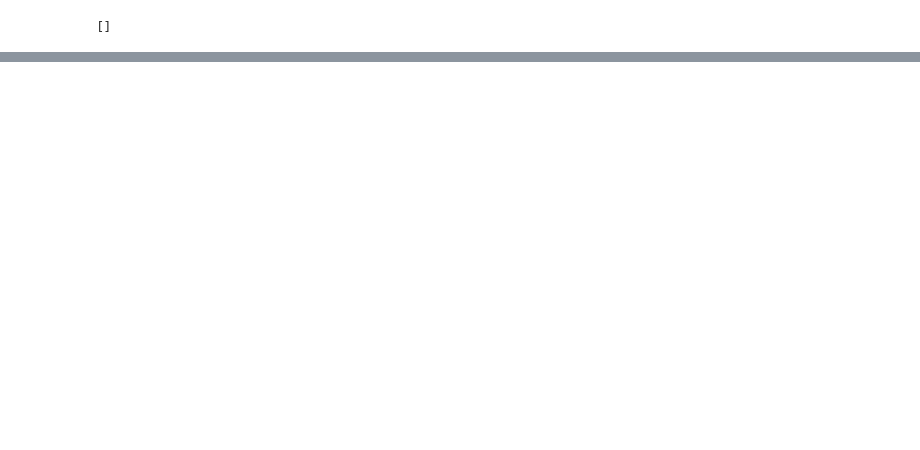
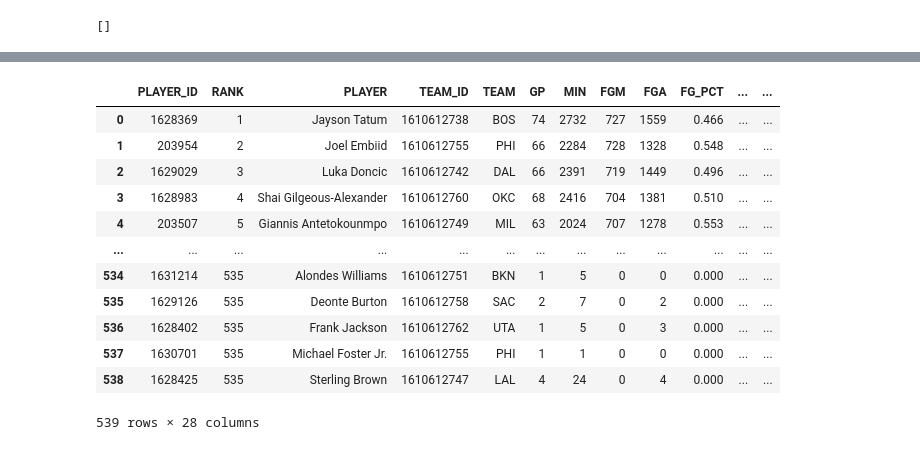
Before and after one commit to mannievilla/NBA-Draft-Selections, a Jupyter notebook: NBA_webscrape.ipynb, the cells around one changed output, grey strips where cells are left out. Cells and saved outputs as stored; diff of their text form; code cells hidden in the pictures; blank space fills up the shorter version.

```diff
--- a/NBA_webscrape.ipynb
+++ b/NBA_webscrape.ipynb
@@ -84,0 +321,16 @@ table
+# %%
+leagueleaders.LeagueLeaders(season='2022-23').get_data_frames()[0]
+# %% [output]
+|  | PLAYER_ID | RANK | PLAYER | TEAM_ID | TEAM | GP | MIN | FGM | FGA | FG_PCT | ... | ... |
+| 0 | 1628369 | 1 | Jayson Tatum | 1610612738 | BOS | 74 | 2732 | 727 | 1559 | 0.466 | ... | ... |
+| 1 | 203954 | 2 | Joel Embiid | 1610612755 | PHI | 66 | 2284 | 728 | 1328 | 0.548 | ... | ... |
+| 2 | 1629029 | 3 | Luka Doncic | 1610612742 | DAL | 66 | 2391 | 719 | 1449 | 0.496 | ... | ... |
+| 3 | 1628983 | 4 | Shai Gilgeous-Alexander | 1610612760 | OKC | 68 | 2416 | 704 | 1381 | 0.510 | ... | ... |
+| 4 | 203507 | 5 | Giannis Antetokounmpo | 1610612749 | MIL | 63 | 2024 | 707 | 1278 | 0.553 | ... | ... |
+| ... | ... | ... | ... | ... | ... | ... | ... | ... | ... | ... | ... | ... |
+| 534 | 1631214 | 535 | Alondes Williams | 1610612751 | BKN | 1 | 5 | 0 | 0 | 0.000 | ... | ... |
+| 535 | 1629126 | 535 | Deonte Burton | 1610612758 | SAC | 2 | 7 | 0 | 2 | 0.000 | ... | ... |
+| 536 | 1628402 | 535 | Frank Jackson | 1610612762 | UTA | 1 | 5 | 0 | 3 | 0.000 | ... | ... |
+| 537 | 1630701 | 535 | Michael Foster Jr. | 1610612755 | PHI | 1 | 1 | 0 | 0 | 0.000 | ... | ... |
+| 538 | 1628425 | 535 | Sterling Brown | 1610612747 | LAL | 4 | 24 | 0 | 4 | 0.000 | ... | ... |
+539 rows × 28 columns
```
Also changed, not shown: parts of 25 cells of this notebook.
